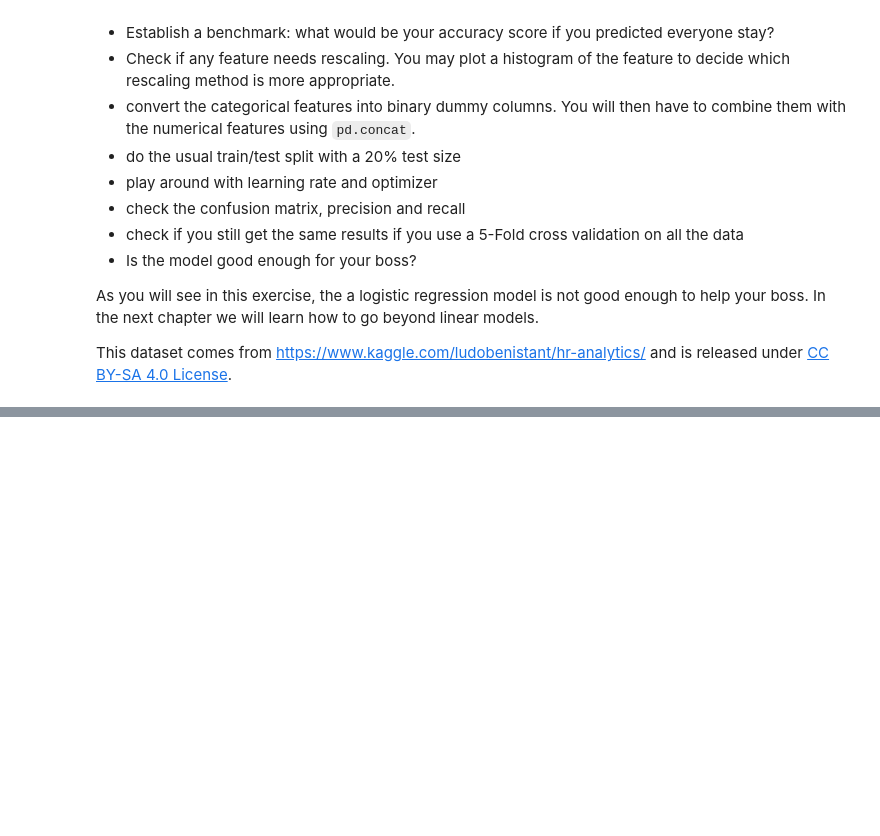
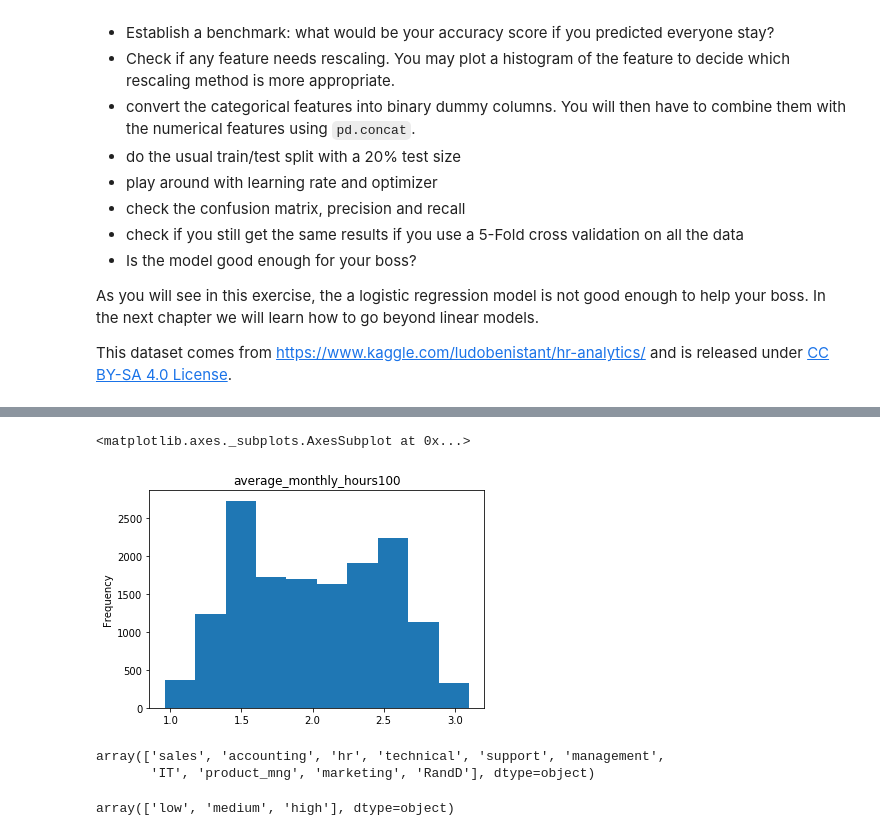
Before and after one commit to yagotome/zero_to_deep_learning_video, a Jupyter notebook: course/3 Machine Learning.ipynb, the cells around one changed output, grey strips where cells are left out. Drawn from its saved outputs; the diff is of its cells as text; code cells hidden in the pictures; blank space fills up the shorter version.

```diff
--- a/course/3 Machine Learning.ipynb
+++ b/course/3 Machine Learning.ipynb
@@ -835,0 +901,17 @@ This dataset comes from https://www.kaggle.com/ludobenistant/hr-analytics/ and i
+# %%
+# rescaling features
+df['average_monthly_hours100'] = df['average_montly_hours'] / 100
+df['average_monthly_hours100'].plot(kind='hist', title='average_monthly_hours100')
+# %% [output]
+<matplotlib.axes._subplots.AxesSubplot at 0x...>
+[figure, added]
+# %%
+# 4. convert the categorical features into binary dummy columns. You will then have to combine them with the numerical features using pd.concat.
+df['sales'].unique()
+# %% [output]
+array(['sales', 'accounting', 'hr', 'technical', 'support', 'management',
+       'IT', 'product_mng', 'marketing', 'RandD'], dtype=object)
+# %%
+df['salary'].unique()
+# %% [output]
+array(['low', 'medium', 'high'], dtype=object)
```
Also changed, not shown: parts of 27 cells of this notebook.
